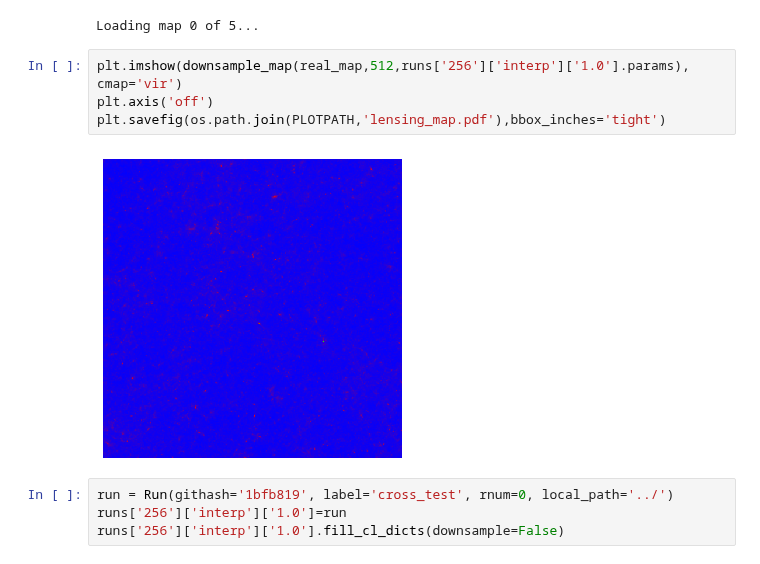
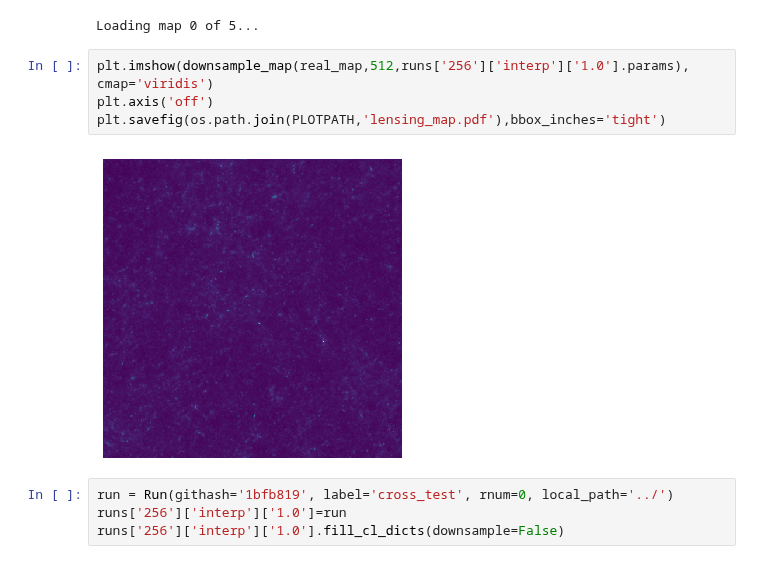
Before and after one commit to VMBoehm/MADLens, a Jupyter notebook: notebooks/PlotResults-publications.ipynb, the cells around one changed output. Cells and saved outputs as stored; diff of their text form.

```diff
--- a/notebooks/PlotResults-publications.ipynb
+++ b/notebooks/PlotResults-publications.ipynb
@@ -453,11 +463,11 @@ real_map = runs['256']['interp']['1.0'].get_map(1.0,0)
 # %% [output]
 Loading map 0 of 5...
 # %%
-plt.imshow(downsample_map(real_map,512,runs['256']['interp']['1.0'].params), cmap='vir')
+plt.imshow(downsample_map(real_map,512,runs['256']['interp']['1.0'].params), cmap='viridis')
 plt.axis('off')
 plt.savefig(os.path.join(PLOTPATH,'lensing_map.pdf'),bbox_inches='tight')
 # %% [output]
-[figure, old version]
+[figure, new version]
 # %%
 run = Run(githash='1bfb819', label='cross_test', rnum=0, local_path='../')
 runs['256']['interp']['1.0']=run
```
Also changed, not shown: parts of 3 cells of this notebook, 4 other files.
